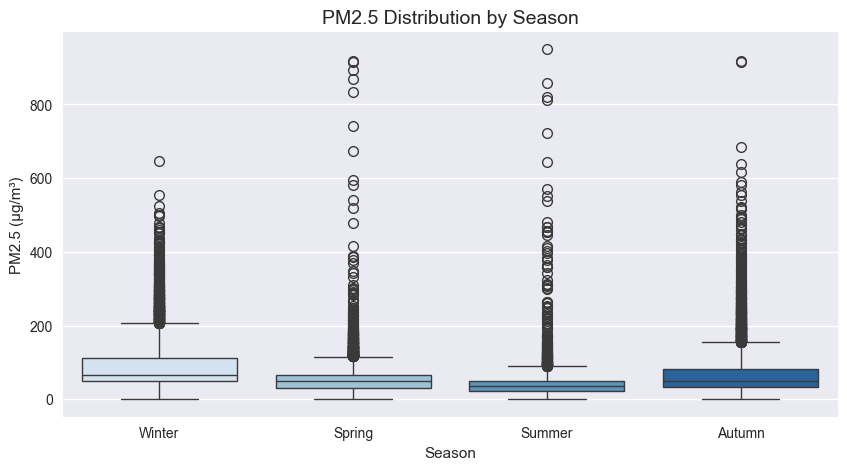
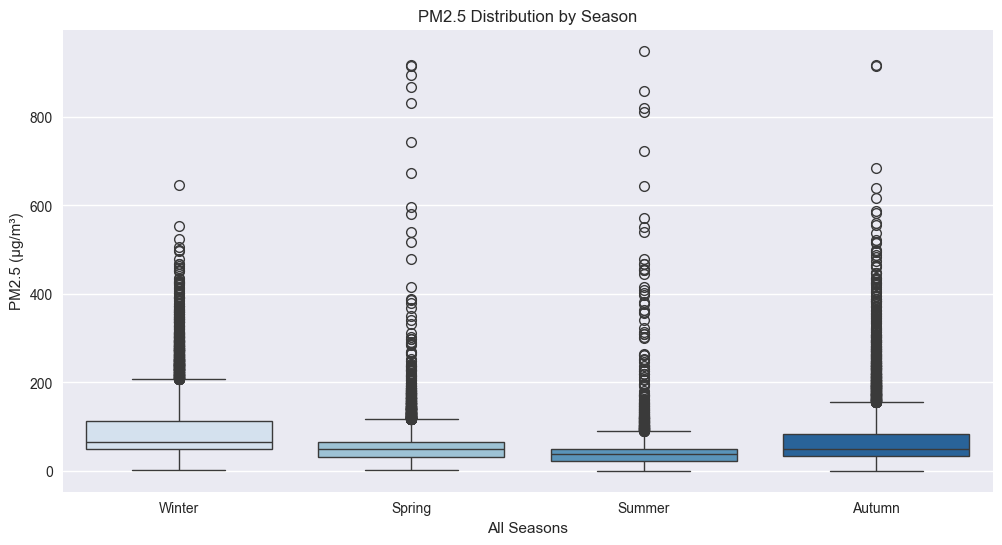
Code edit (unified diff) that turned the first committed figure into the second:
--- before
+++ after
@@ -1,8 +1,8 @@
 # Plot 5 — Seasonal boxplot
-plt.figure(figsize=(10, 5))
+plt.figure(figsize=(12, 6))
 season_order = ['Winter', 'Spring', 'Summer', 'Autumn']
 sns.boxplot(x='Season', y='PM2.5', data=df, order=season_order, palette='Blues')
-plt.title('PM2.5 Distribution by Season', fontsize=14)
-plt.xlabel('Season')
+plt.title('PM2.5 Distribution by Season', fontsize=12)
+plt.xlabel('All Seasons')
 plt.ylabel('PM2.5 (µg/m³)')
 plt.show()

Commit: May 23, 2026, 6:44 PM